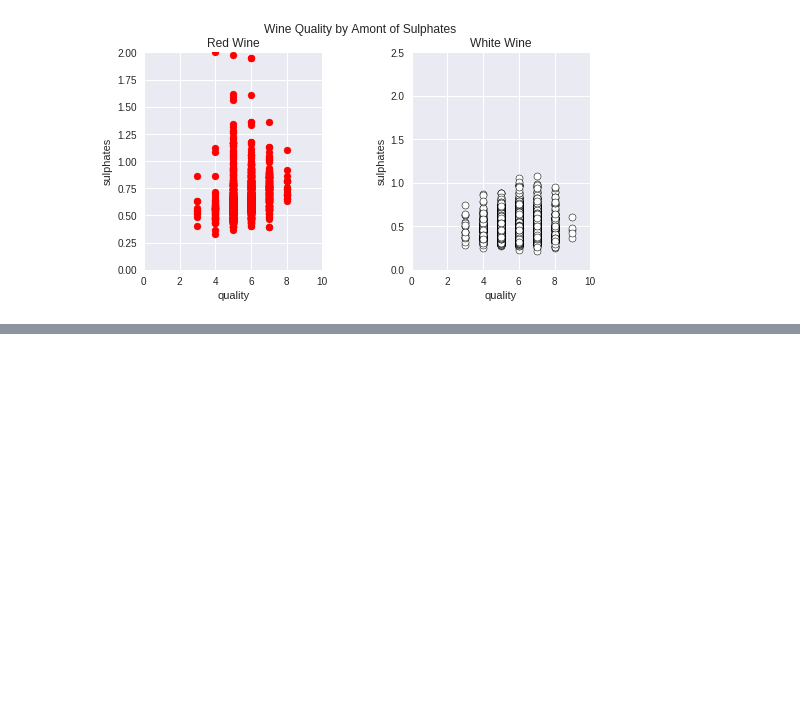
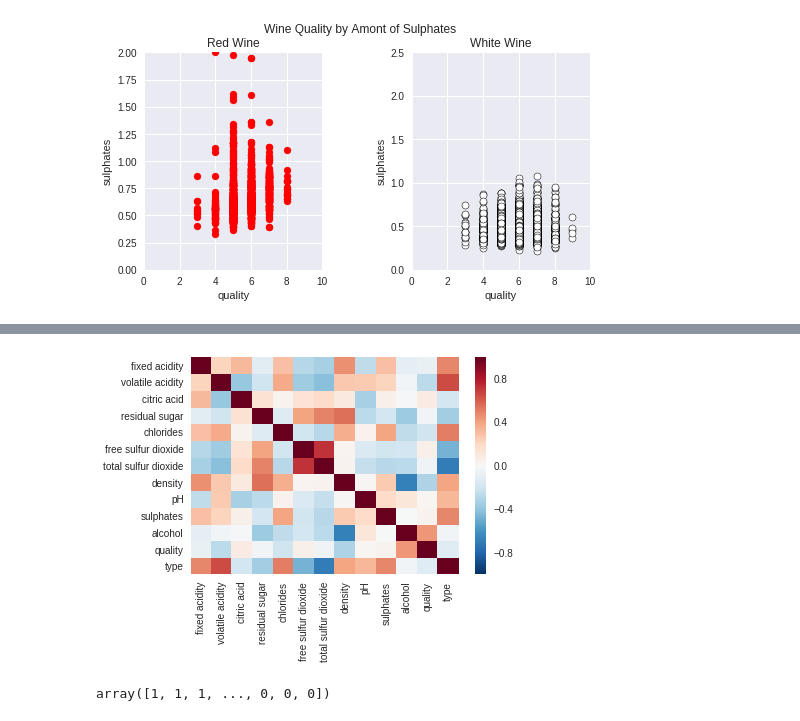
Before and after one commit to binliu0630/Deep_Learning, a Jupyter notebook: Data_Wine_EDA_Keras.ipynb, the cells around one changed output, grey strips where cells are left out. Drawn from its saved outputs; the diff is of its cells as text; code cells hidden in the pictures; blank space fills up the shorter version.

```diff
--- a/Data_Wine_EDA_Keras.ipynb
+++ b/Data_Wine_EDA_Keras.ipynb
@@ -166,0 +209,5 @@ NameError: ignored
+# %%
+red['type']=1
+white['type']=0
+
+wines=red.append(white, ignore_index=True)
@@ -166,0 +223,9 @@ NameError: ignored
+# %%
+import seaborn as sns
+corr=wines.corr()
+sns.heatmap(corr,
+            xticklabels=corr.columns.values,
+            yticklabels=corr.columns.values)
+sns.plt.show();
+# %% [output]
+[figure, added]
@@ -166,0 +237,4 @@ NameError: ignored
+# %%
+y
+# %% [output]
+array([1, 1, 1, ..., 0, 0, 0])
```
Also changed, not shown: parts of 38 cells of this notebook.
